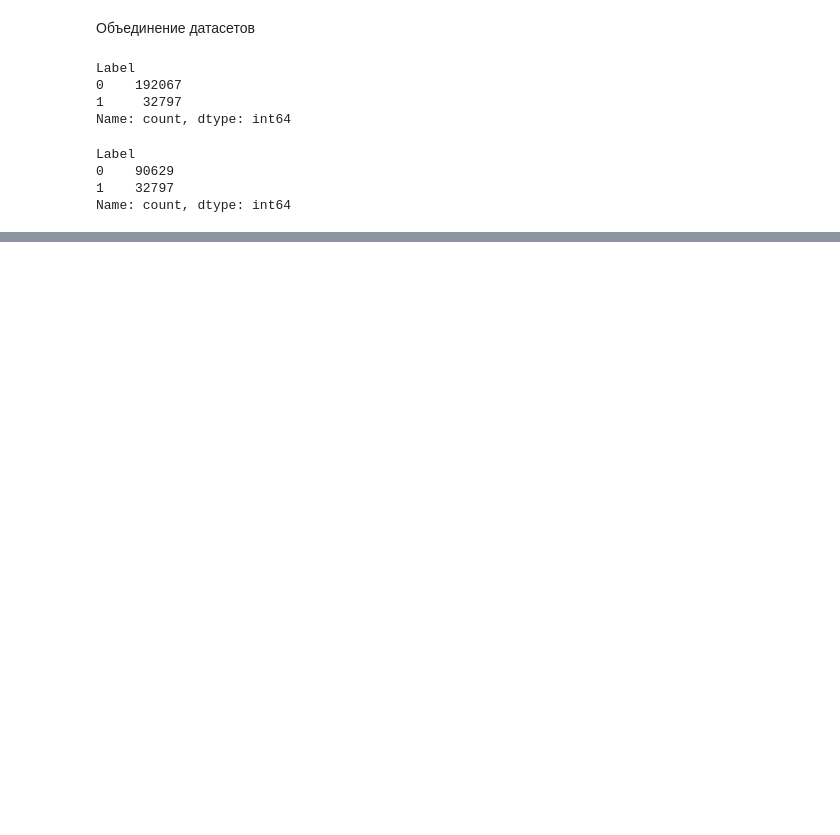
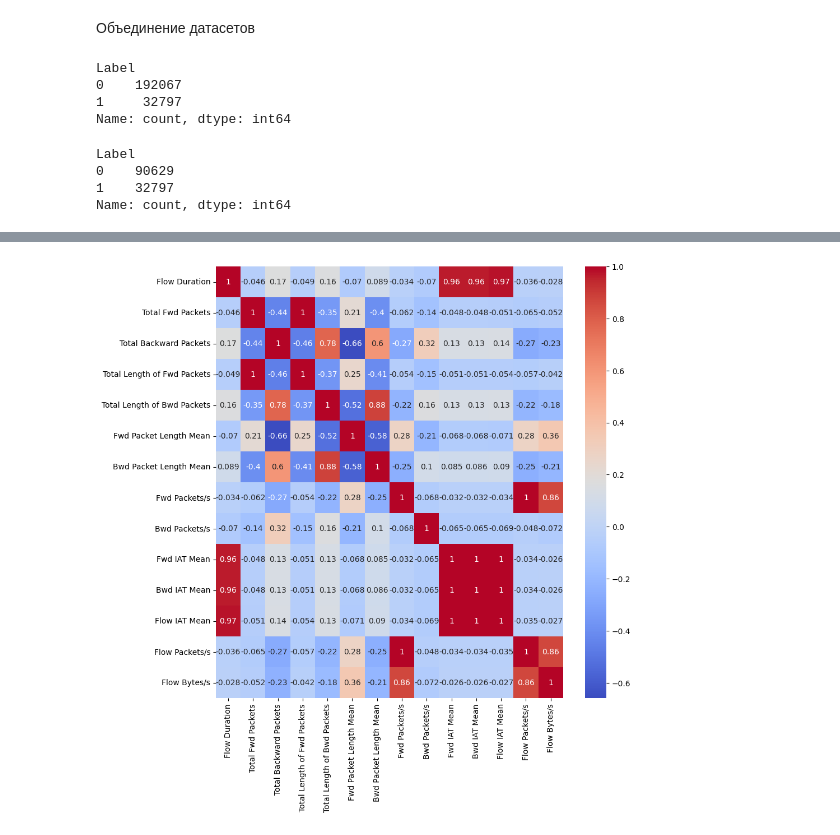
Before and after one commit to lyumos/anomalies-detection-project, a Jupyter notebook: datasets processing/network characteristics dataset/dataset_processing.ipynb, the cells around one changed output, grey strips where cells are left out. Saved outputs shown, nothing was run; the diff lists cells and outputs as text; code cells hidden in the pictures; blank space fills up the shorter version.

```diff
--- a/datasets processing/network characteristics dataset/dataset_processing.ipynb
+++ b/datasets processing/network characteristics dataset/dataset_processing.ipynb
@@ -75,0 +193,8 @@ Name: count, dtype: int64
+# %%
+#построение корреляционной матрицы
+corr_matrix = new_df.corr()
+fig, ax = plt.subplots(figsize=(10, 10))
+sns.heatmap(corr_matrix, annot=True, cmap='coolwarm', ax=ax)
+plt.show()
+# %% [output]
+[figure, added]
```
Also changed, not shown: parts of 14 cells of this notebook, 1 other file.
